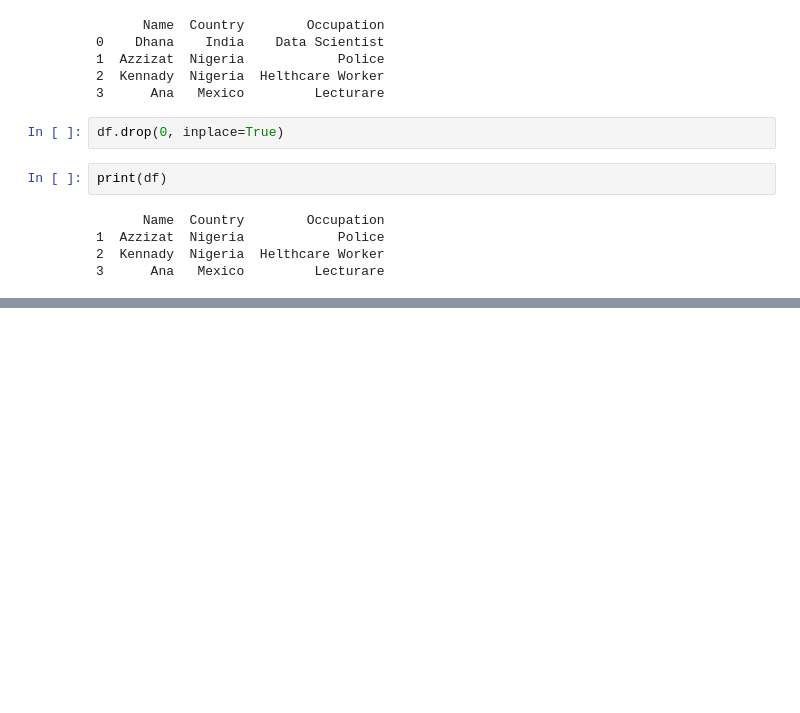
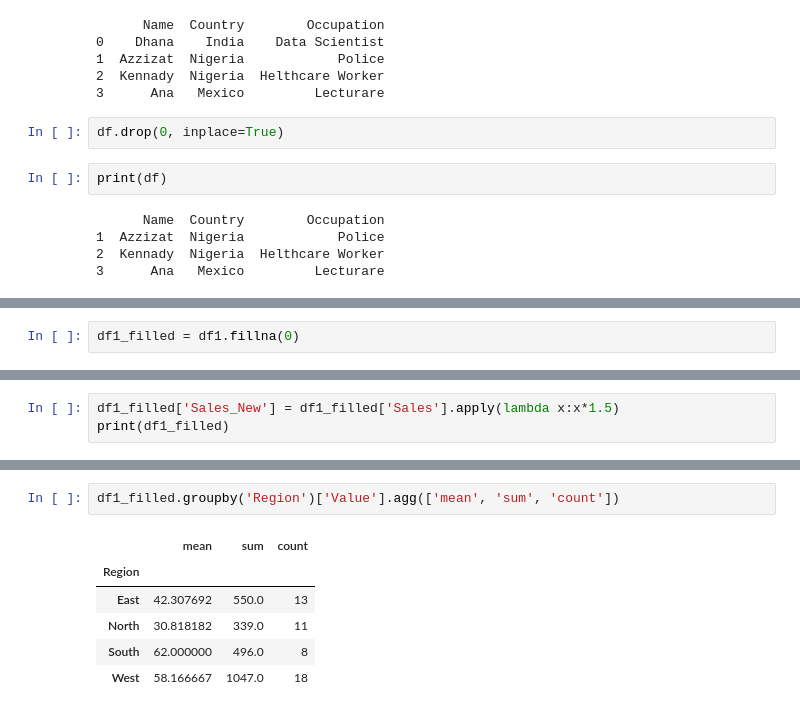
Before and after one commit to DHANA5982/Big_Data_Engineering_Azure_GCP_AWS, a Jupyter notebook: Python/Pandas.ipynb, the cells around one changed output, grey strips where cells are left out. Cells and saved outputs as stored; diff of their text form; blank space fills up the shorter version.

```diff
--- a/Python/Pandas.ipynb
+++ b/Python/Pandas.ipynb
@@ -172,0 +204,2 @@ max    99.000000  992.000000
+# %%
+df1_filled = df1.fillna(0)
@@ -172,0 +292,3 @@ max    99.000000  992.000000
+# %%
+df1_filled['Sales_New'] = df1_filled['Sales'].apply(lambda x:x*1.5)
+print(df1_filled)
@@ -172,0 +340,9 @@ max    99.000000  992.000000
+# %%
+df1_filled.groupby('Region')['Value'].agg(['mean', 'sum', 'count'])
+# %% [output]
+|  | mean | sum | count |
+| Region |  |  |  |
+| East | 42.307692 | 550.0 | 13 |
+| North | 30.818182 | 339.0 | 11 |
+| South | 62.000000 | 496.0 | 8 |
+| West | 58.166667 | 1047.0 | 18 |
```
Also changed, not shown: parts of 23 cells of this notebook.
